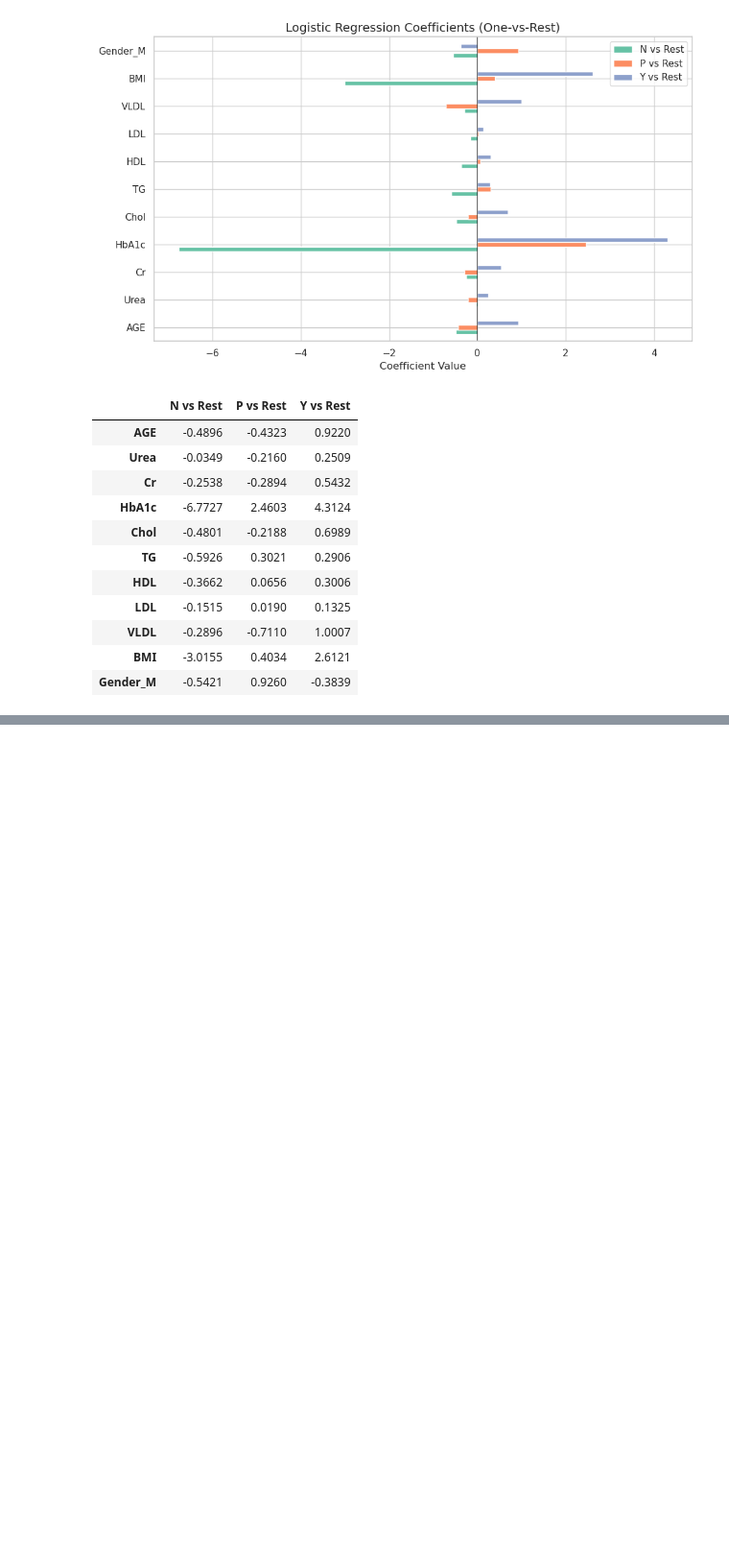
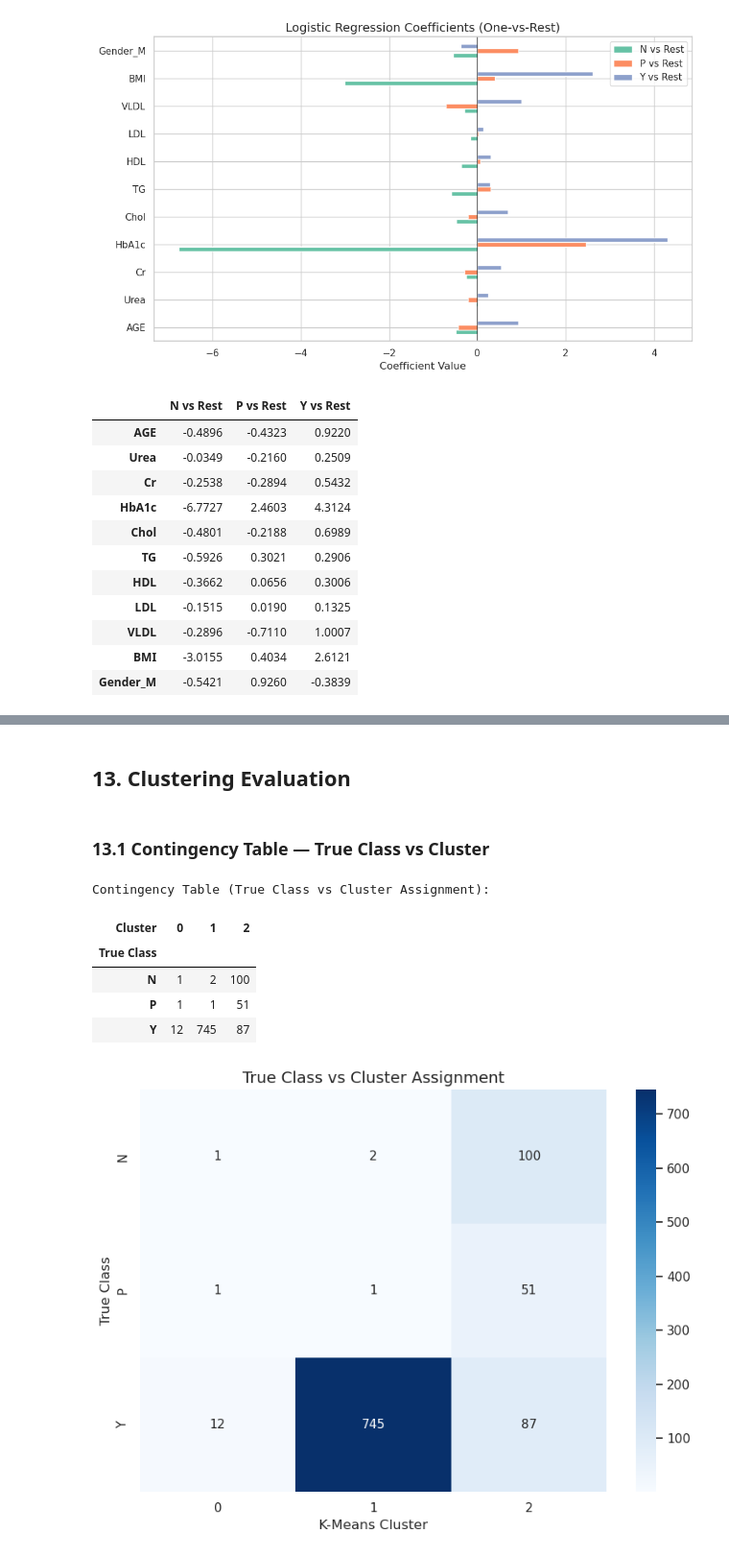
Before and after one commit to Aananda-giri/scripts, a Jupyter notebook: classification/classification_notebook.ipynb, the cells around one changed output, grey strips where cells are left out. Shown at 96% size. Drawn from its saved outputs; the diff is of its cells as text; code cells hidden in the pictures; blank space fills up the shorter version.

```diff
--- a/classification/classification_notebook.ipynb
+++ b/classification/classification_notebook.ipynb
@@ -1140,0 +1285,26 @@ display(coef_df.round(4))
+# %% [markdown]
+## 13. Clustering Evaluation
+# %% [markdown]
+### 13.1 Contingency Table — True Class vs Cluster
+# %%
+# Map clusters to classes via Hungarian/majority vote
+ct = pd.crosstab(df_cluster['True Class'], df_cluster['Cluster'])
+print('Contingency Table (True Class vs Cluster Assignment):')
+display(ct)
+
+# Visualize
+fig, ax = plt.subplots(figsize=(8, 6))
+sns.heatmap(ct, annot=True, fmt='d', cmap='Blues', ax=ax)
+ax.set_title('True Class vs Cluster Assignment')
+ax.set_xlabel('K-Means Cluster')
+ax.set_ylabel('True Class')
+plt.tight_layout()
+plt.show()
+# %% [output]
+Contingency Table (True Class vs Cluster Assignment):
+| Cluster | 0 | 1 | 2 |
+| True Class |  |  |  |
+| N | 1 | 2 | 100 |
+| P | 1 | 1 | 51 |
+| Y | 12 | 745 | 87 |
+[figure, added]
```
Also changed, not shown: parts of 32 cells of this notebook.
